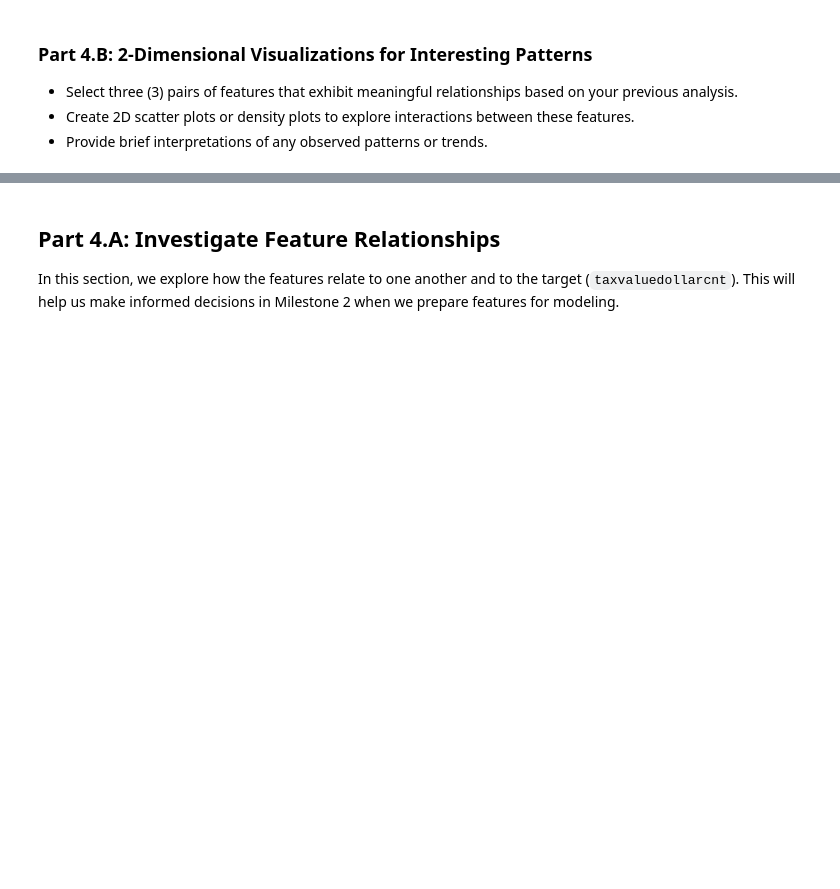
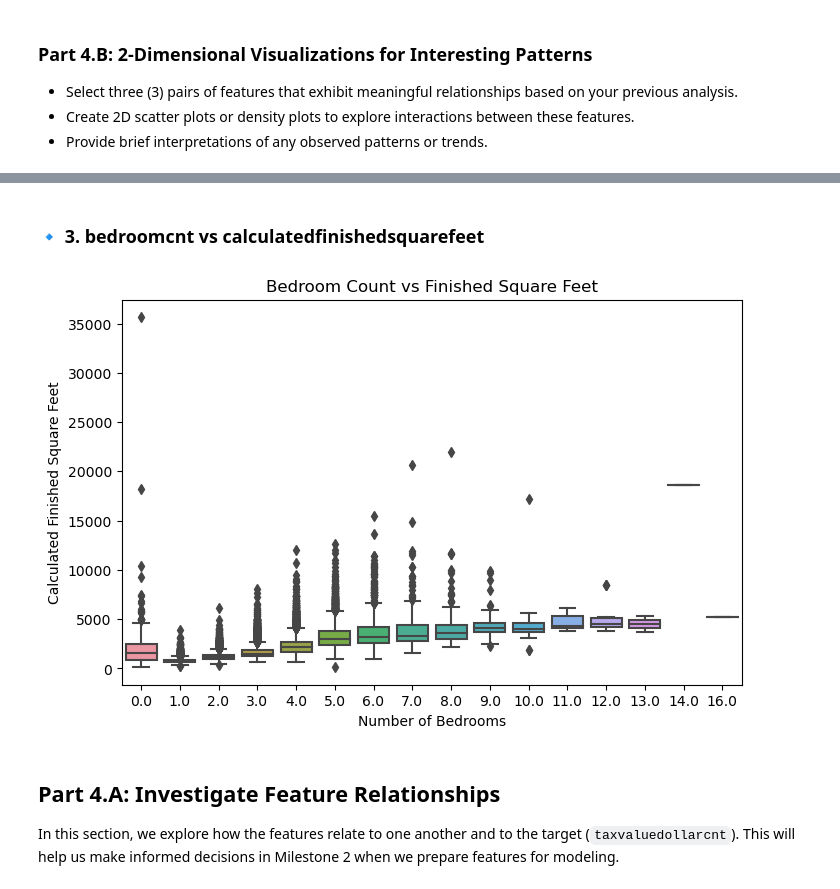
Before and after one commit to tetianakravchuk/MilestoneOneMachineLearning, a Jupyter notebook: Milestone_01.ipynb, the cells around one changed output, grey strips where cells are left out. Saved outputs shown, nothing was run; the diff lists cells and outputs as text; code cells hidden in the pictures; blank space fills up the shorter version.

```diff
--- a/Milestone_01.ipynb
+++ b/Milestone_01.ipynb
@@ -575,3 +759,18 @@ Pay particular attention to especially interesting and/or strongly correlated fe
+# %% [markdown]
+### 🔹 3. bedroomcnt vs calculatedfinishedsquarefeet
+# %%
+plt.figure(figsize=(8, 5))
+sns.boxplot(
+    x='bedroomcnt',
+    y='calculatedfinishedsquarefeet',
+    data=imputed_df
+)
+plt.title('Bedroom Count vs Finished Square Feet')
+plt.xlabel('Number of Bedrooms')
+plt.ylabel('Calculated Finished Square Feet')
+plt.show()
+# %% [output]
+[figure, added]
 # %% [markdown]
 ## Part 4.A: Investigate Feature Relationships
 
```
Also changed, not shown: parts of 18 cells of this notebook.
